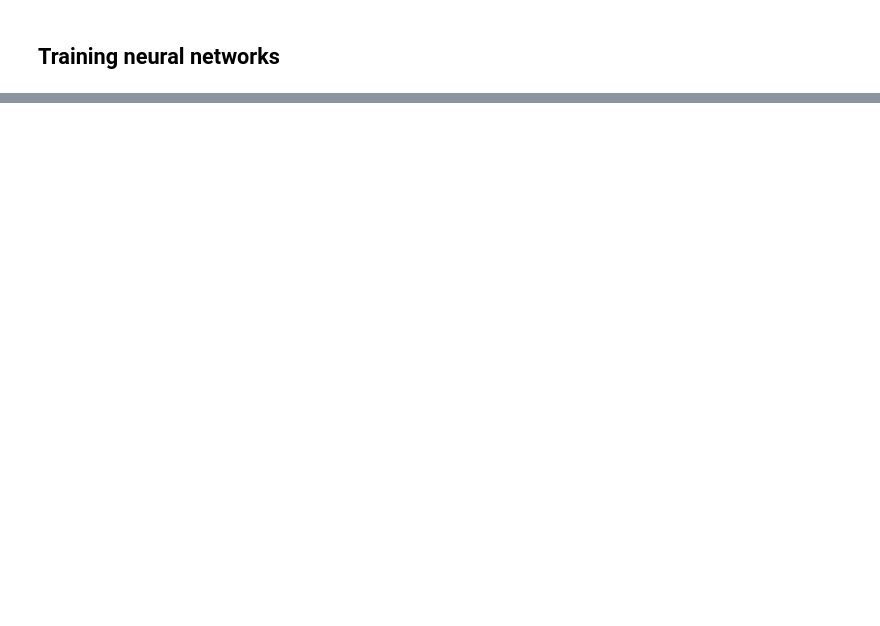
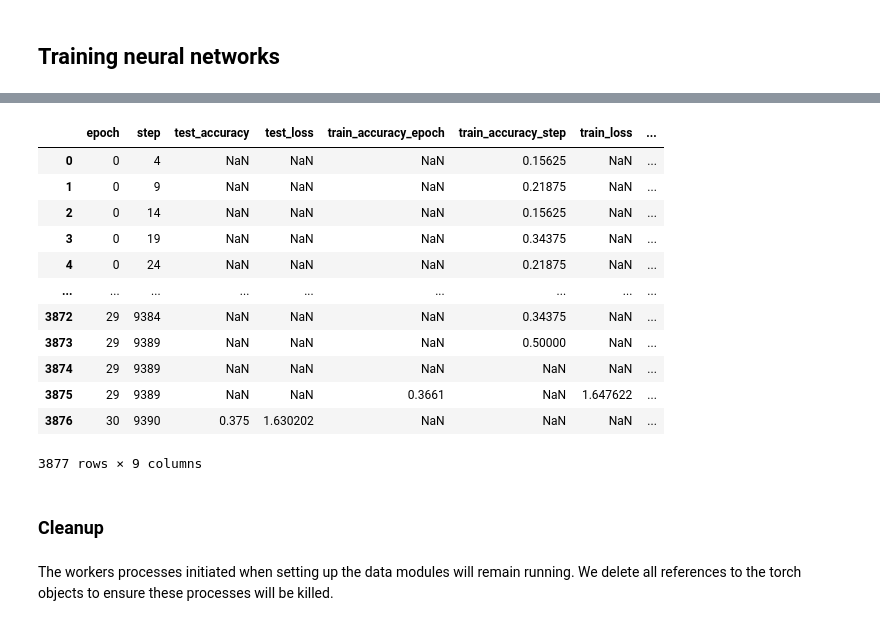
Before and after one commit to EtienneBatelier/ml-experiments, a Jupyter notebook: Torus links and neural networks.ipynb, the cells around one changed output, grey strips where cells are left out. Cells and saved outputs as stored; diff of their text form; code cells hidden in the pictures; blank space fills up the shorter version.

```diff
--- a/Torus links and neural networks.ipynb
+++ b/Torus links and neural networks.ipynb
@@ -99,0 +201,2 @@ from pytorch_lightning.loggers import CSVLogger
+# %%
+torusLink_logger = CSVLogger('logs', name = 'torusLink')
@@ -99,0 +257,21 @@ from pytorch_lightning.loggers import CSVLogger
+# %%
+torusLink_results = pd.read_csv(torusLink_logger.experiment.metrics_file_path)
+torusLink_results
+# %% [output]
+|  | epoch | step | test_accuracy | test_loss | train_accuracy_epoch | train_accuracy_step | train_loss | ... |
+| 0 | 0 | 4 | NaN | NaN | NaN | 0.15625 | NaN | ... |
+| 1 | 0 | 9 | NaN | NaN | NaN | 0.21875 | NaN | ... |
+| 2 | 0 | 14 | NaN | NaN | NaN | 0.15625 | NaN | ... |
+| 3 | 0 | 19 | NaN | NaN | NaN | 0.34375 | NaN | ... |
+| 4 | 0 | 24 | NaN | NaN | NaN | 0.21875 | NaN | ... |
+| ... | ... | ... | ... | ... | ... | ... | ... | ... |
+| 3872 | 29 | 9384 | NaN | NaN | NaN | 0.34375 | NaN | ... |
+| 3873 | 29 | 9389 | NaN | NaN | NaN | 0.50000 | NaN | ... |
+| 3874 | 29 | 9389 | NaN | NaN | NaN | NaN | NaN | ... |
+| 3875 | 29 | 9389 | NaN | NaN | 0.3661 | NaN | 1.647622 | ... |
+| 3876 | 30 | 9390 | 0.375 | 1.630202 | NaN | NaN | NaN | ... |
+3877 rows × 9 columns
+# %% [markdown]
+### Cleanup
+# %% [markdown]
+The workers processes initiated when setting up the data modules will remain running. We delete all references to the torch objects to ensure these processes will be killed.
```
Also changed, not shown: parts of 36 cells of this notebook, 42 other files.
